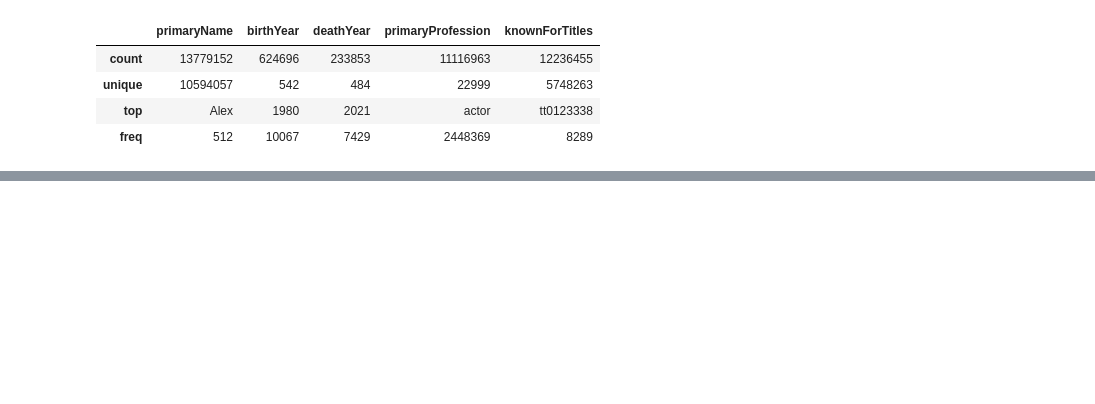
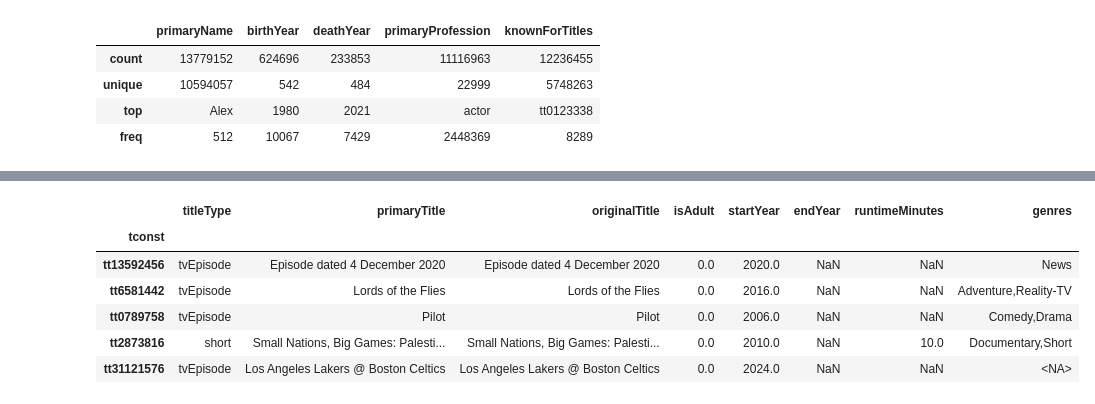
Before and after one commit to SharpWave/Dave_ML, a Jupyter notebook: IMDB2SQL.ipynb, the cells around one changed output, grey strips where cells are left out. Cells and saved outputs as stored; diff of their text form; code cells hidden in the pictures; blank space fills up the shorter version.

```diff
--- a/IMDB2SQL.ipynb
+++ b/IMDB2SQL.ipynb
@@ -118,0 +68,7 @@ conn.close()
+# %%
+# convert certain columns to numeric
+title_basics['startYear'] = pd.to_numeric(title_basics['startYear'], errors='coerce')
+title_basics['endYear'] = pd.to_numeric(title_basics['endYear'], errors='coerce')
+title_basics['runtimeMinutes'] = pd.to_numeric(title_basics['runtimeMinutes'], errors='coerce')
+title_basics['isAdult'] = pd.to_numeric(title_basics['isAdult'], errors='coerce')
+title_basics.info()
@@ -118,0 +91,11 @@ conn.close()
+# %%
+# quick sanity check
+title_basics.sample(5)
+# %% [output]
+|  | titleType | primaryTitle | originalTitle | isAdult | startYear | endYear | runtimeMinutes | genres |
+| tconst |  |  |  |  |  |  |  |  |
+| tt13592456 | tvEpisode | Episode dated 4 December 2020 | Episode dated 4 December 2020 | 0.0 | 2020.0 | NaN | NaN | News |
+| tt6581442 | tvEpisode | Lords of the Flies | Lords of the Flies | 0.0 | 2016.0 | NaN | NaN | Adventure,Reality-TV |
+| tt0789758 | tvEpisode | Pilot | Pilot | 0.0 | 2006.0 | NaN | NaN | Comedy,Drama |
+| tt2873816 | short | Small Nations, Big Games: Palesti... | Small Nations, Big Games: Palesti... | 0.0 | 2010.0 | NaN | 10.0 | Documentary,Short |
+| tt31121576 | tvEpisode | Los Angeles Lakers @ Boston Celtics | Los Angeles Lakers @ Boston Celtics | 0.0 | 2024.0 | NaN | NaN | <NA> |
```
Also changed, not shown: parts of 22 cells of this notebook, 1 other file.
